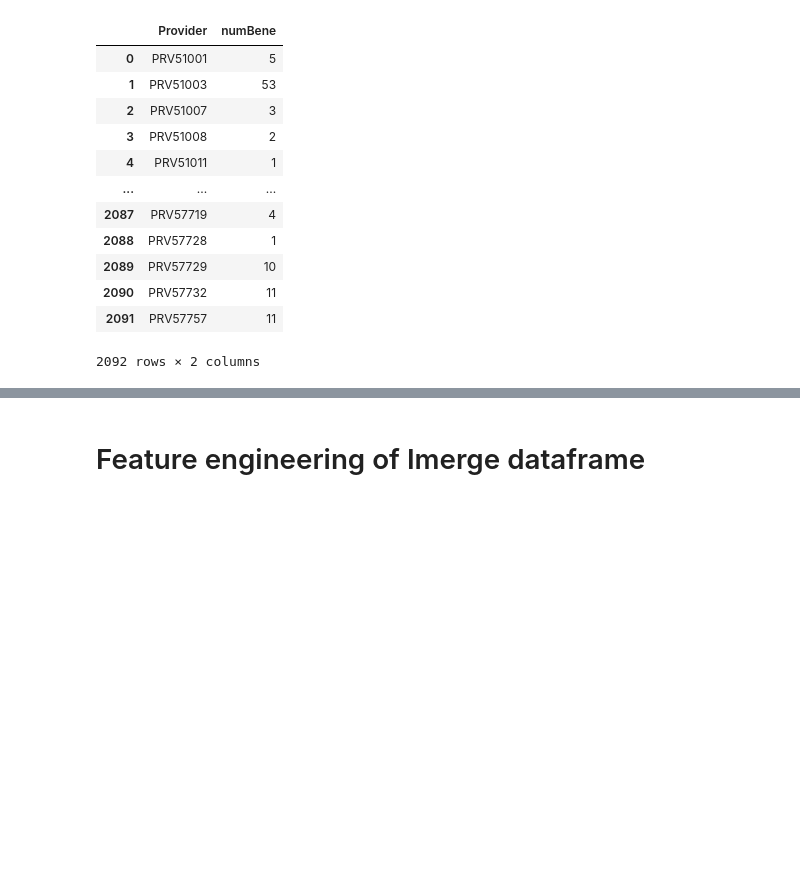
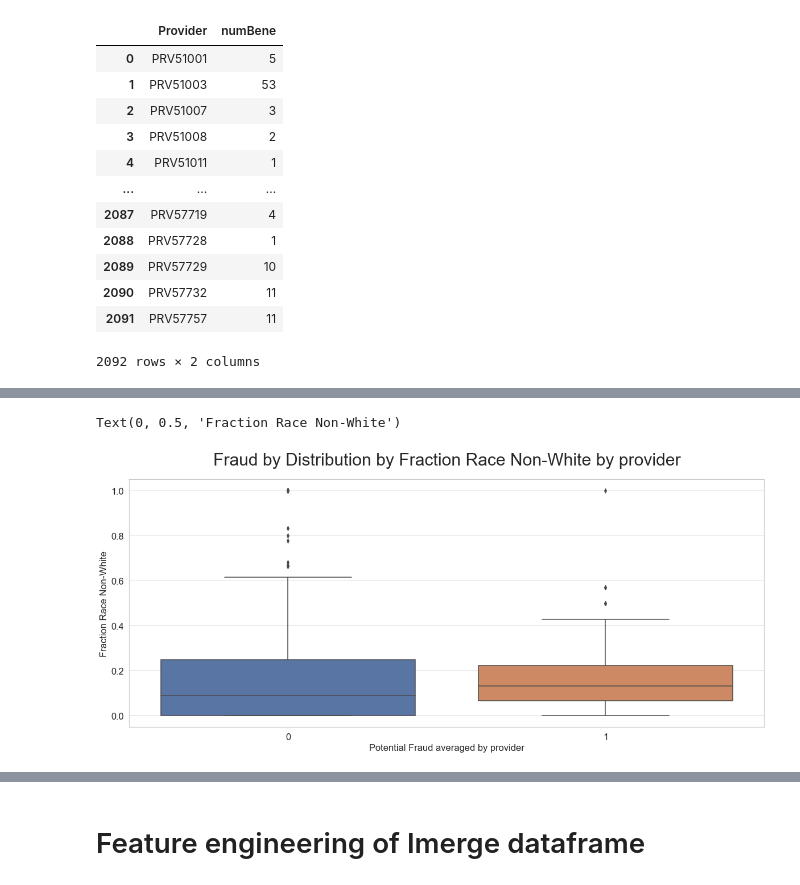
Before and after one commit to rkmad/HealthCareFraud, a Jupyter notebook: PreProcessing_v5.ipynb, the cells around one changed output, grey strips where cells are left out. Cells and saved outputs as stored; diff of their text form; code cells hidden in the pictures; blank space fills up the shorter version.

```diff
--- a/PreProcessing_v5.ipynb
+++ b/PreProcessing_v5.ipynb
@@ -188,0 +297,11 @@ numClaim_df = Imerge.groupby(['Provider'])['BeneID'].count().to_frame(name='numC
+# %%
+# Fraud by Distribution by Fraction Race Non-White by provider
+sns.boxplot(data=Imerge_race_pivot_ratio, x='PotentialFraud', y='not_white')
+#plt.ylim(6000,8000)
+plt.title('Fraud by Distribution by Fraction Race Non-White by provider')
+plt.xlabel('Potential Fraud averaged by provider')
+plt.ylabel('Fraction Race Non-White')
+#plt.legend()
+# %% [output]
+Text(0, 0.5, 'Fraction Race Non-White')
+[figure, added]
```
Also changed, not shown: parts of 103 cells of this notebook, 3 other files.
